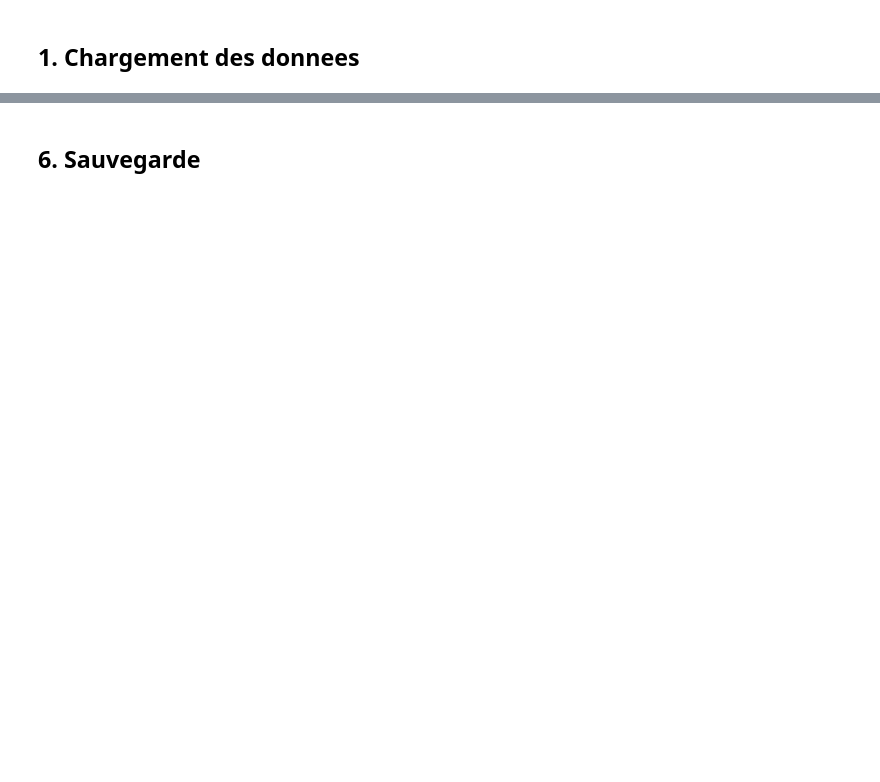
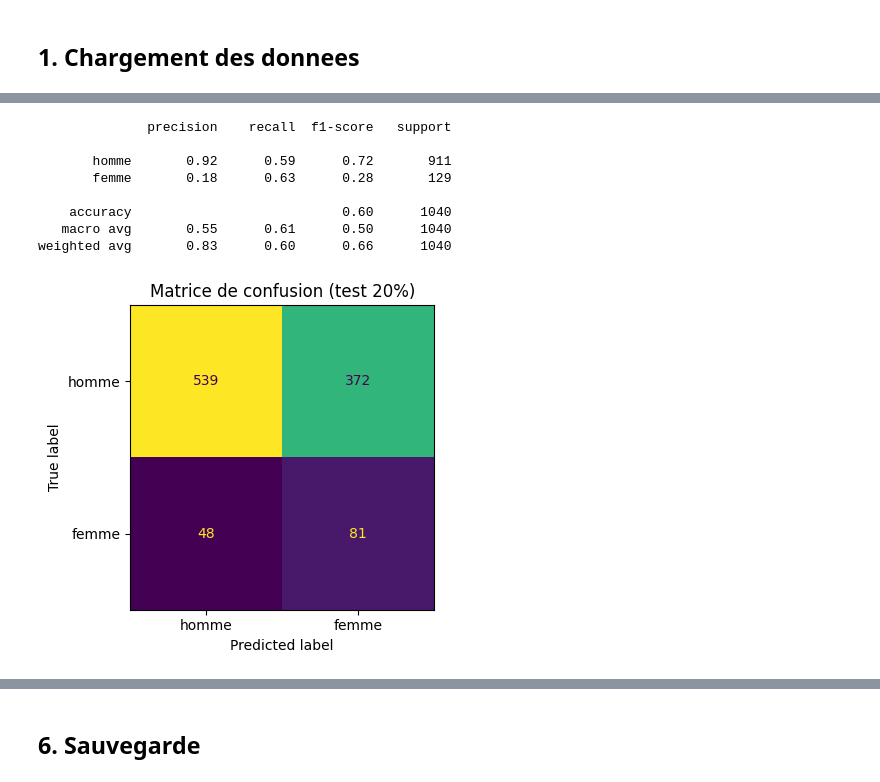
Before and after one commit to josiepierr/MLP-for-NLP-Gender-Classification, a Jupyter notebook: notebooks/04_style_gender.ipynb, the cells around one changed output, grey strips where cells are left out. Drawn from its saved outputs; the diff is of its cells as text; code cells hidden in the pictures; blank space fills up the shorter version.

```diff
--- a/notebooks/04_style_gender.ipynb
+++ b/notebooks/04_style_gender.ipynb
@@ -276,20 +39,0 @@ print(f"\n  Baseline (majorite) : {baseline_acc:.4f}")
-# %%
-# Entrainement final et matrice de confusion sur le jeu de test (20 %)
-X_tr, X_te, y_tr, y_te = train_test_split(
-    X, y, test_size=0.2, stratify=y, random_state=42
-)
-clf.fit(X_tr, y_tr)
-y_pred = clf.predict(X_te)
-
-print("Rapport de classification (test 20%) :")
-print(classification_report(y_te, y_pred, target_names=["homme", "femme"]))
-
-fig, ax = plt.subplots(figsize=(5, 4))
-ConfusionMatrixDisplay.from_predictions(
-    y_te, y_pred, display_labels=["homme", "femme"],
-    colorbar=False, ax=ax
-)
-ax.set_title("Matrice de confusion (test 20%)")
-plt.tight_layout()
-plt.savefig(FIGURES_DIR / "04_confusion_matrix.png", dpi=150, bbox_inches="tight")
-plt.show()
@@ -326,0 +340,21 @@ print(f"  Baseline (majorite) : {baseline_acc:.3f}")
+# %%
+X_tr, X_te, y_tr, y_te = train_test_split(X, y, test_size=0.2, stratify=y, random_state=42)
+clf.fit(X_tr, y_tr); y_pred = clf.predict(X_te)
+print(classification_report(y_te, y_pred, target_names=["homme", "femme"]))
+fig, ax = plt.subplots(figsize=(5,4))
+ConfusionMatrixDisplay.from_predictions(y_te, y_pred, display_labels=["homme","femme"],
+                                        colorbar=False, ax=ax)
+ax.set_title("Matrice de confusion (test 20%)")
+plt.tight_layout()
+plt.savefig(FIGURES_DIR / "04_confusion_matrix.png", dpi=150, bbox_inches="tight")
+plt.show()
+# %% [output]
+              precision    recall  f1-score   support
+
+       homme       0.92      0.59      0.72       911
+       femme       0.18      0.63      0.28       129
+
+    accuracy                           0.60      1040
+   macro avg       0.55      0.61      0.50      1040
+weighted avg       0.83      0.60      0.66      1040
+[figure, added]
```
Also changed, not shown: parts of 38 cells of this notebook.
